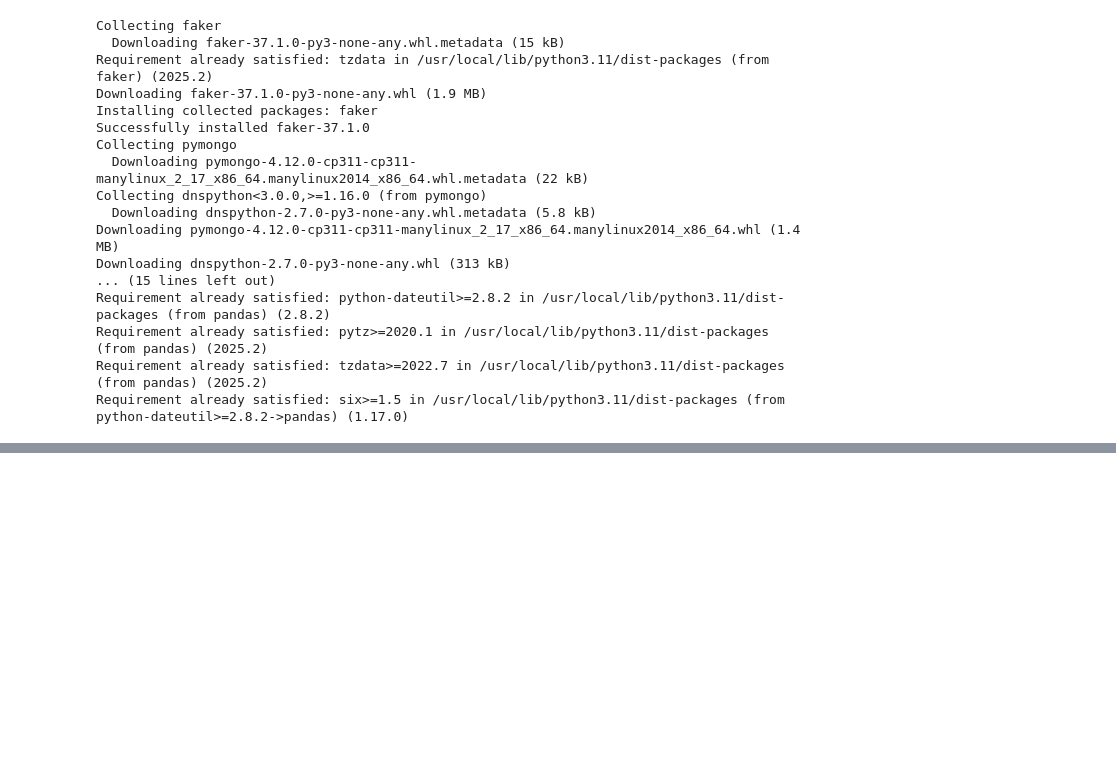
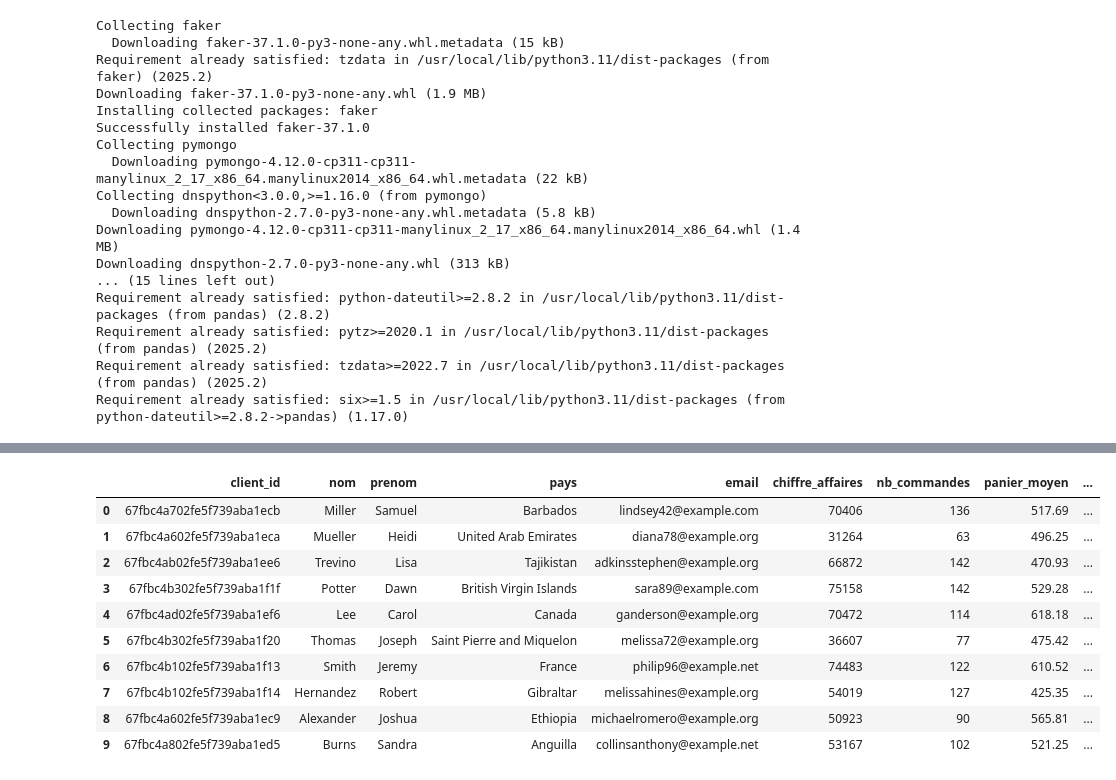
Before and after one commit to yasminemejrissi/projet_colab, a Jupyter notebook: projet1_data.ipynb, the cells around one changed output, grey strips where cells are left out. Saved outputs shown, nothing was run; the diff lists cells and outputs as text; code cells hidden in the pictures; blank space fills up the shorter version.

```diff
--- a/projet1_data.ipynb
+++ b/projet1_data.ipynb
@@ -350,0 +351,89 @@ plt.show()
+# %%
+#Segmentation des clients
+
+#Créer une analyse comportementale client complète → à partir de la base e-commerce = profiling client.
+#Analyser les comportements d’achat pour :
+# Repérer les bons clients
+# Comprendre leur façon d’acheter
+# Créer des segments intelligents : VIP, promo addict, etc.
+# Et plus tard, faire du machine learning ou un dashboard métier
+
+
+
+pipeline=[
+    {
+        "$group":{
+            "_id":"$client_id",
+            "chiffre_affaires":{"$sum":"$montant"},
+            "nb_commandes":{"$sum":1},
+            "nb_commandes_promos":{
+                "$sum":{
+                    "$cond":[{"$ne":["$code_promo",None]},1,0]}} #si le code promo est diff de None alors compte 1 sinon 0
+        }
+    },
+    {
+        "$project":{
+            "nb_commandes":1,
+            "chiffre_affaires":1,
+            "code_promo":1,
+            "panier_moyen":{"$round":[{"$divide":["$chiffre_affaires","$nb_commandes"]},2]},
+            "ratio_code_promos": {"$round":[{"$divide":["$nb_commandes_promos","$nb_commandes"]},2]
+        }}
+    },
+    {
+        "$lookup":{
+            "from":"clients",
+            "localField":"_id",
+            "foreignField":"_id",
+            "as":"client"
+        }
+    },
+    {
+        "$unwind":"$client"
+    },
+    #Affichage
+    {
+        "$project":{
+            "client_id":"$_id",
+            "nom":"$client.nom",
+            "prenom":"$client.prenom",
+            "pays":"$client.pays",
+            "email":"$client.email",
+            "chiffre_affaires":1,
+            "nb_commandes":1,
+            "panier_moyen":1,
+            "ratio_code_promos":1
+        }
+    }
+]
+
+resultat=list(commandes_col.aggregate(pipeline))
+df_comportement=pd.DataFrame(resultat)
+colonnes=["client_id","nom","prenom","pays","email","chiffre_affaires","nb_commandes","panier_moyen","ratio_code_promos"]
+df=df_comportement[colonnes]
+
+
+def profiler(row):
+  if row["chiffre_affaires"]>=500 and row["nb_commandes"]>=10:
+    return "VIP"
+  if row["ratio_code_promos"]>=0.5 and row["nb_commandes"]>=5:
+    return "Promo addict"
+  if row["nb_commandes"]>=5:
+    return "Régulier"
+  else:
+    return "Occasionnel"
+
+df["profil"]=df.apply(profiler, axis=1)
+df.head(10)
+# %% [output]
+|  | client_id | nom | prenom | pays | email | chiffre_affaires | nb_commandes | panier_moyen | ... |
+| 0 | 67fbc4a702fe5f739aba1ecb | Miller | Samuel | Barbados | lindsey42@example.com | 70406 | 136 | 517.69 | ... |
+| 1 | 67fbc4a602fe5f739aba1eca | Mueller | Heidi | United Arab Emirates | diana78@example.org | 31264 | 63 | 496.25 | ... |
+| 2 | 67fbc4ab02fe5f739aba1ee6 | Trevino | Lisa | Tajikistan | adkinsstephen@example.org | 66872 | 142 | 470.93 | ... |
+| 3 | 67fbc4b302fe5f739aba1f1f | Potter | Dawn | British Virgin Islands | sara89@example.com | 75158 | 142 | 529.28 | ... |
+| 4 | 67fbc4ad02fe5f739aba1ef6 | Lee | Carol | Canada | ganderson@example.org | 70472 | 114 | 618.18 | ... |
+| 5 | 67fbc4b302fe5f739aba1f20 | Thomas | Joseph | Saint Pierre and Miquelon | melissa72@example.org | 36607 | 77 | 475.42 | ... |
+| 6 | 67fbc4b102fe5f739aba1f13 | Smith | Jeremy | France | philip96@example.net | 74483 | 122 | 610.52 | ... |
+| 7 | 67fbc4b102fe5f739aba1f14 | Hernandez | Robert | Gibraltar | melissahines@example.org | 54019 | 127 | 425.35 | ... |
+| 8 | 67fbc4a602fe5f739aba1ec9 | Alexander | Joshua | Ethiopia | michaelromero@example.org | 50923 | 90 | 565.81 | ... |
+| 9 | 67fbc4a802fe5f739aba1ed5 | Burns | Sandra | Anguilla | collinsanthony@example.net | 53167 | 102 | 521.25 | ... |
```
Also changed, not shown: parts of 7 cells of this notebook.
